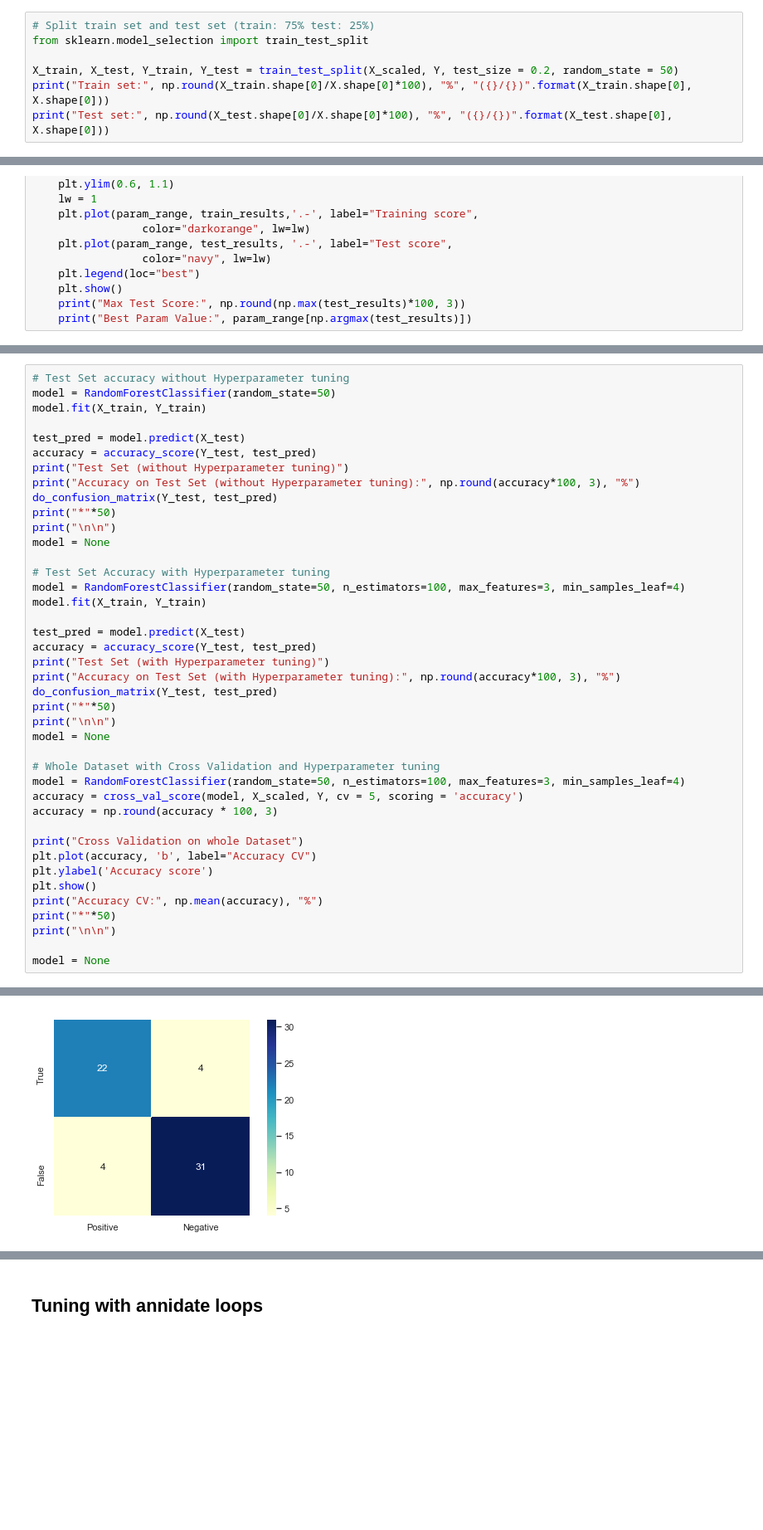
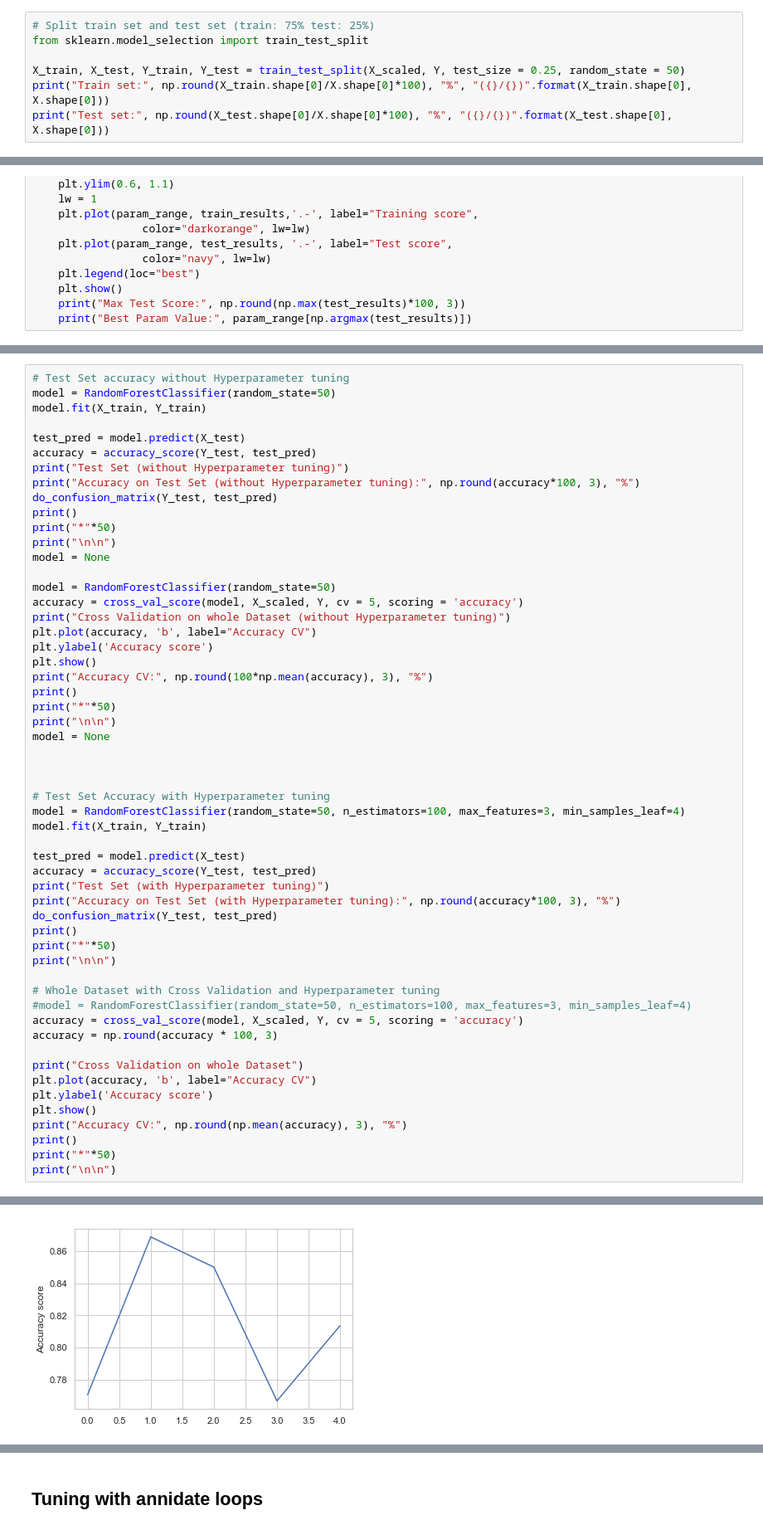
Before and after one commit to alessiogilardi/heart-disease-data-analysis-project, a Jupyter notebook: random_forest.ipynb, the cells around one changed output, grey strips where cells are left out. Shown: that part at 83% size. Drawn from its saved outputs; the diff is of its cells as text; blank space fills up the shorter version.

```diff
--- a/random_forest.ipynb
+++ b/random_forest.ipynb
@@ -224,7 +222,7 @@ X_scaled.describe()
 # Split train set and test set (train: 75% test: 25%)
 from sklearn.model_selection import train_test_split
 
-X_train, X_test, Y_train, Y_test = train_test_split(X_scaled, Y, test_size = 0.2, random_state = 50)
+X_train, X_test, Y_train, Y_test = train_test_split(X_scaled, Y, test_size = 0.25, random_state = 50)
 print("Train set:", np.round(X_train.shape[0]/X.shape[0]*100), "%", "({}/{})".format(X_train.shape[0], X.shape[0]))
 print("Test set:", np.round(X_test.shape[0]/X.shape[0]*100), "%", "({}/{})".format(X_test.shape[0], X.shape[0]))
 # %% [output]
@@ -443,9 +442,24 @@ accuracy = accuracy_score(Y_test, test_pred)
 print("Test Set (without Hyperparameter tuning)")
 print("Accuracy on Test Set (without Hyperparameter tuning):", np.round(accuracy*100, 3), "%")
 do_confusion_matrix(Y_test, test_pred)
+print()
 print("*"*50)
 print("\n\n")
 model = None
+
+model = RandomForestClassifier(random_state=50)
+accuracy = cross_val_score(model, X_scaled, Y, cv = 5, scoring = 'accuracy')
+print("Cross Validation on whole Dataset (without Hyperparameter tuning)")
+plt.plot(accuracy, 'b', label="Accuracy CV")
+plt.ylabel('Accuracy score')
+plt.show()
+print("Accuracy CV:", np.round(100*np.mean(accuracy), 3), "%")
+print()
+print("*"*50)
+print("\n\n")
+model = None
+
+
 
 # Test Set Accuracy with Hyperparameter tuning
 model = RandomForestClassifier(random_state=50, n_estimators=100, max_features=3, min_samples_leaf=4)
@@ -456,12 +470,12 @@ accuracy = accuracy_score(Y_test, test_pred)
 print("Test Set (with Hyperparameter tuning)")
 print("Accuracy on Test Set (with Hyperparameter tuning):", np.round(accuracy*100, 3), "%")
 do_confusion_matrix(Y_test, test_pred)
+print()
 print("*"*50)
 print("\n\n")
-model = None
 
 # Whole Dataset with Cross Validation and Hyperparameter tuning
-model = RandomForestClassifier(random_state=50, n_estimators=100, max_features=3, min_samples_leaf=4)
+#model = RandomForestClassifier(random_state=50, n_estimators=100, max_features=3, min_samples_leaf=4)
 accuracy = cross_val_score(model, X_scaled, Y, cv = 5, scoring = 'accuracy')
 accuracy = np.round(accuracy * 100, 3)
 
@@ -469,10 +483,9 @@ print("Cross Validation on whole Dataset")
 plt.plot(accuracy, 'b', label="Accuracy CV")
 plt.ylabel('Accuracy score')
 plt.show()
-print("Accuracy CV:", np.mean(accuracy), "%")
+print("Accuracy CV:", np.round(np.mean(accuracy), 3), "%")
+print()
 print("*"*50)
 print("\n\n")
-
-model = None
 # %% [output]
 Test Set (without Hyperparameter tuning)
@@ -489 +502 @@ Accuracy on Test Set (with Hyperparameter tuning): 86.885 %
-[figure, old version]
+[figure, new version]
```
Also changed, not shown: parts of 16 cells of this notebook.
